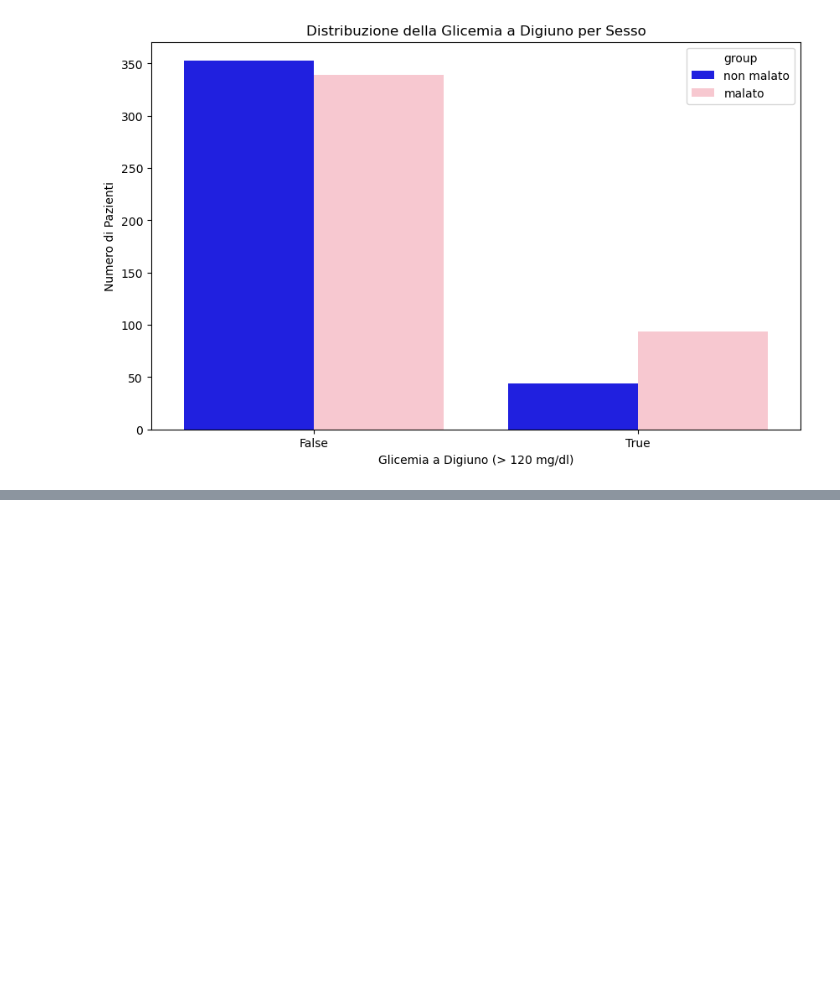
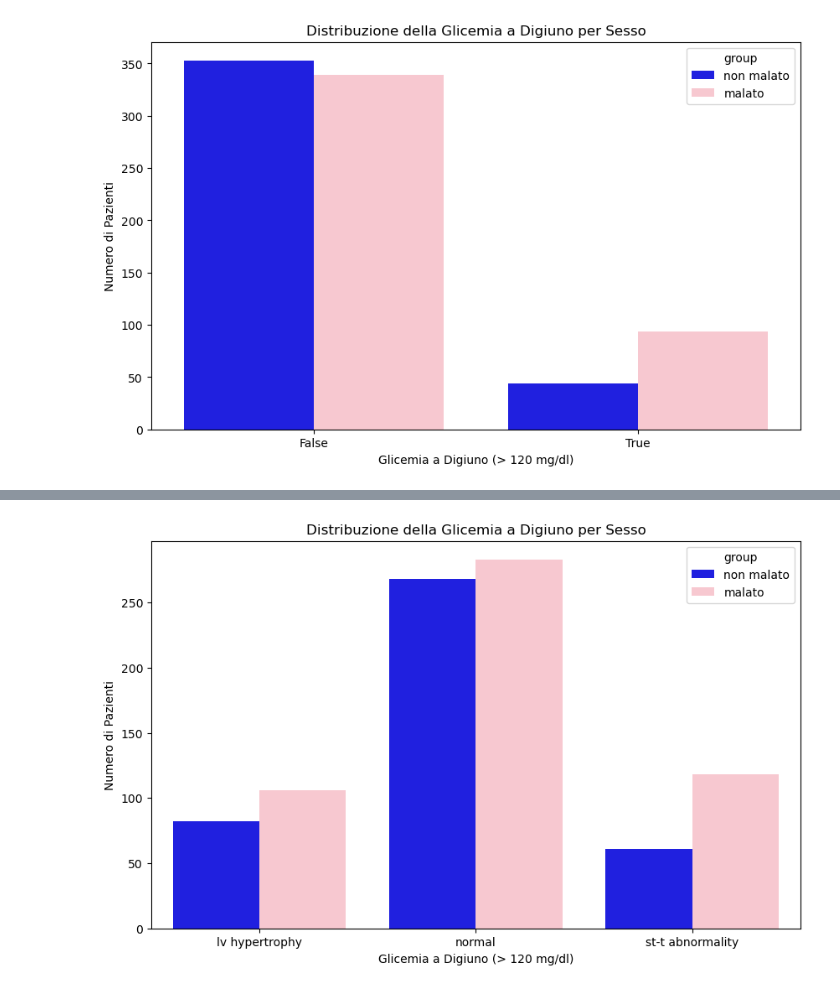
Before and after one commit to mattiaise/scientific-visualization, a Jupyter notebook: maxHeart_copia.ipynb, the cells around one changed output, grey strips where cells are left out. Saved outputs shown, nothing was run; the diff lists cells and outputs as text; code cells hidden in the pictures; blank space fills up the shorter version.

```diff
--- a/maxHeart_copia.ipynb
+++ b/maxHeart_copia.ipynb
@@ -220,0 +275,17 @@ plt.show()
+# %%
+
+# Controlliamo la distribuzione della glicemia a digiuno (fbs)
+plt.figure(figsize=(10, 6))
+bar_plot = sns.countplot(x='restecg', hue='group', data=df, palette={'non malato': 'blue', 'malato': 'pink'})
+
+# Impostiamo le etichette degli assi
+bar_plot.set_xlabel("Glicemia a Digiuno (> 120 mg/dl)")
+bar_plot.set_ylabel("Numero di Pazienti")
+
+# Impostiamo il titolo del grafico
+bar_plot.set_title("Distribuzione della Glicemia a Digiuno per Sesso")
+
+# Mostriamo il grafico
+plt.show()
+# %% [output]
+[figure, added]
```
Also changed, not shown: parts of 2 cells of this notebook, 1 other file.
